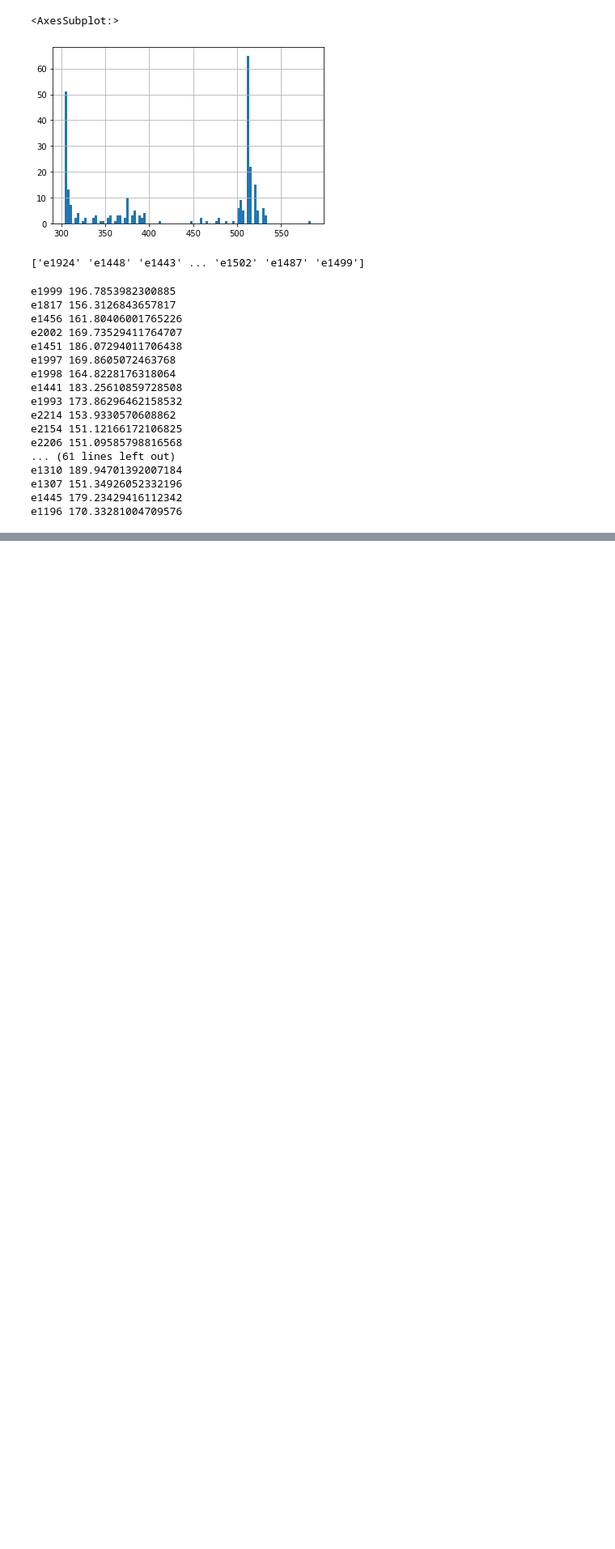
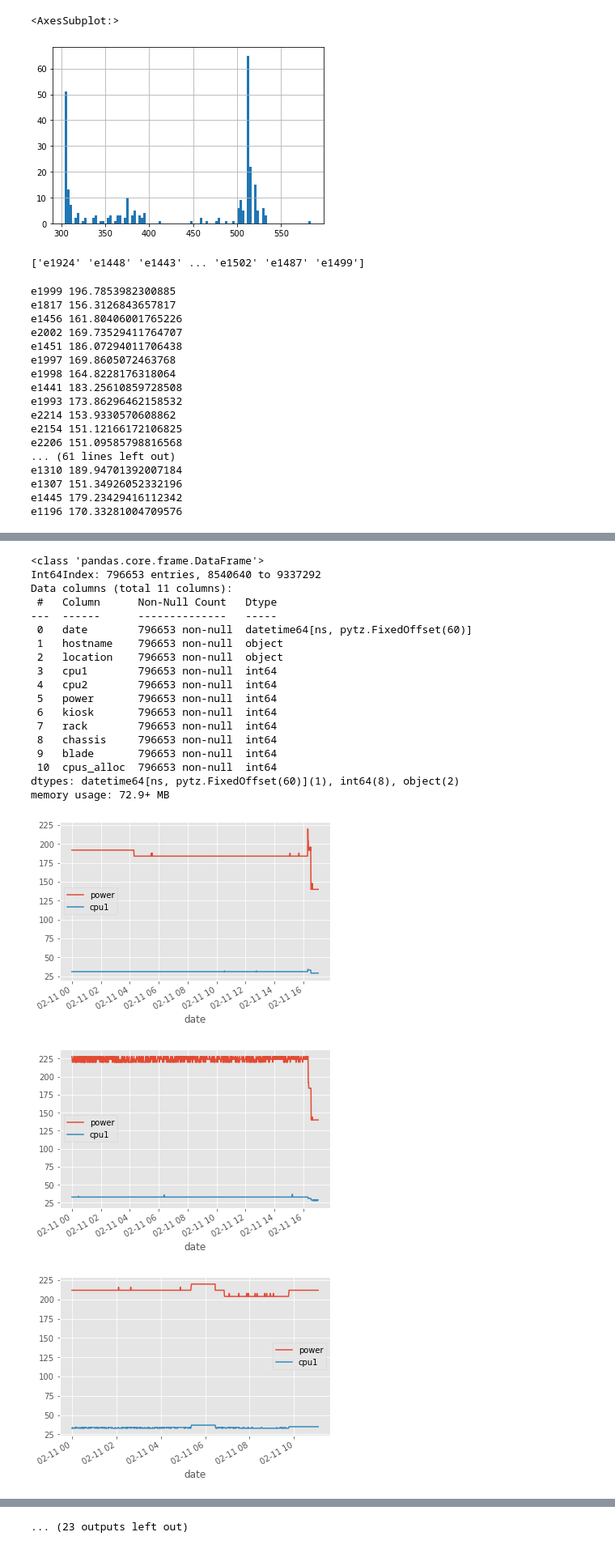
Before and after one commit to admire-eurohpc/AnomalyDetection, a Jupyter notebook: notebooks/temp_data_exploration.ipynb, the cells around one changed output, grey strips where cells are left out. Shown: that part at 81% size. Cells and saved outputs as stored; diff of their text form; code cells hidden in the pictures; blank space fills up the shorter version.

```diff
--- a/notebooks/temp_data_exploration.ipynb
+++ b/notebooks/temp_data_exploration.ipynb
@@ -120,0 +150,12 @@ e1196 170.33281004709576
+# %%
+susp_nodes = []
+for elem in df_nocpu['date'].dt.date.unique():
+    df_date = df_nocpu[df_nocpu['date'].dt.date == elem]
+    df_power = df_date[df_date['power'] > 180]
+    print(elem, len(df_power['power']), len(df_power['hostname'].unique()))
+    if len(df_power['power'])>30000:
+        hostname_list = df_power['hostname'].unique()
+        for elem in hostname_list:
+            print(elem, len(df_power[df_power['hostname'] == elem]))
+            if len(df_power[df_power['hostname'] == elem]) > 400:
+                susp_nodes.append(elem)
@@ -120,0 +184,29 @@ e1196 170.33281004709576
+# %%
+df_host_eda = df[df['date'].dt.date == datetime.date(2023, 2, 11)]
+df_host_eda.info()
+for elem in susp_nodes:
+    df_temp = df_host_eda[df_host_eda['hostname'] == elem]
+    df_temp.plot(x='date', y=['power', 'cpu1']) #plot of power value across whole day
+    #plt.show()
+# %% [output]
+<class 'pandas.core.frame.DataFrame'>
+Int64Index: 796653 entries, 8540640 to 9337292
+Data columns (total 11 columns):
+ #   Column      Non-Null Count   Dtype
+---  ------      --------------   -----
+ 0   date        796653 non-null  datetime64[ns, pytz.FixedOffset(60)]
+ 1   hostname    796653 non-null  object
+ 2   location    796653 non-null  object
+ 3   cpu1        796653 non-null  int64
+ 4   cpu2        796653 non-null  int64
+ 5   power       796653 non-null  int64
+ 6   kiosk       796653 non-null  int64
+ 7   rack        796653 non-null  int64
+ 8   chassis     796653 non-null  int64
+ 9   blade       796653 non-null  int64
+ 10  cpus_alloc  796653 non-null  int64
+dtypes: datetime64[ns, pytz.FixedOffset(60)](1), int64(8), object(2)
+memory usage: 72.9+ MB
+[figure, added]
+[figure, added]
+[figure, added]
@@ -120,0 +221 @@ e1196 170.33281004709576
+... (23 outputs left out)
```
Also changed, not shown: parts of 6 cells of this notebook.
